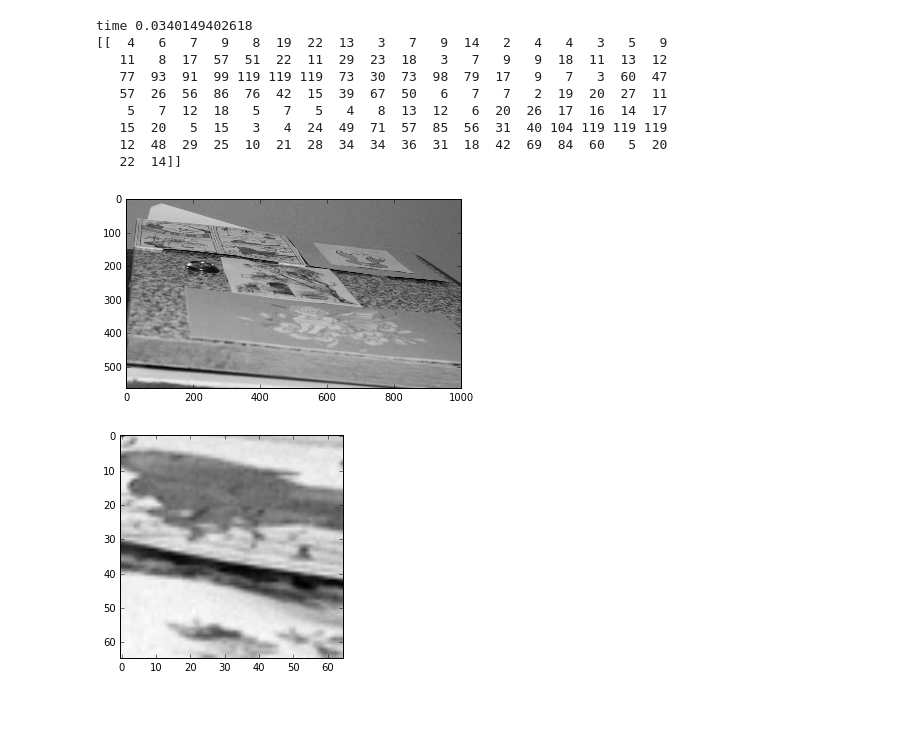
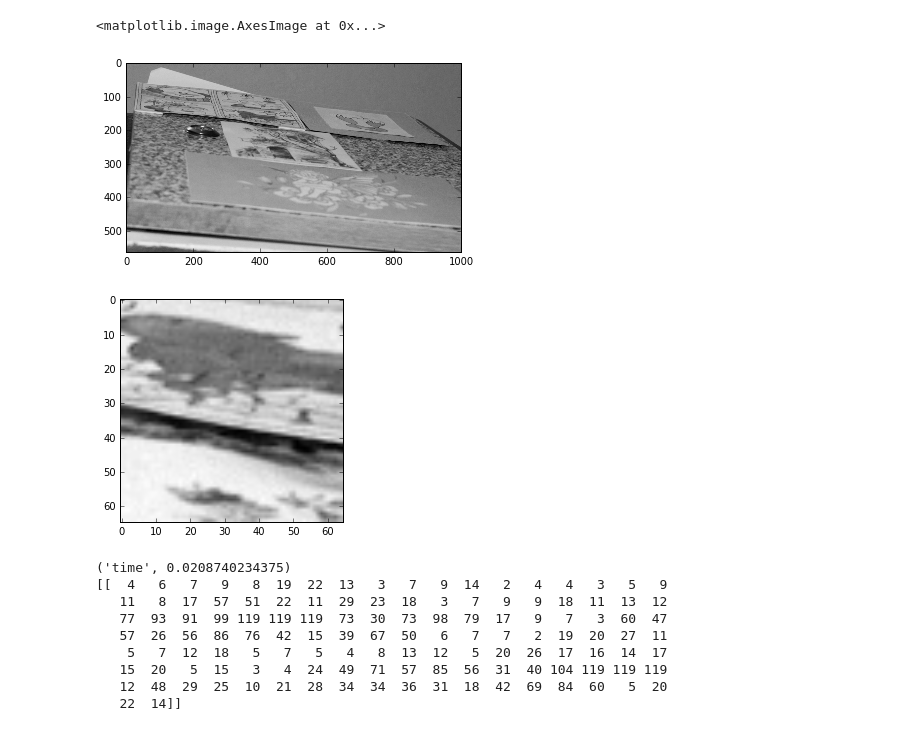
Before and after one commit to ducha-aiki/pytorch-sift, a Jupyter notebook: example.ipynb, the cells around one changed output. Drawn from its saved outputs; the diff is of its cells as text; code cells hidden in the pictures.

Commit message:
cv2 -> PIL in example, cleanup from Variable, added rootsift mode

```diff
--- a/example.ipynb
+++ b/example.ipynb
@@ -1,57 +1,48 @@
+# %%
+%matplotlib inline
+import matplotlib.pyplot as plt
+import torch
+import time
+import numpy as np
+import os
+from PIL import Image
+
+patch_size = 65
+image = np.array(Image.open('img/fox.png').convert('L'))
+plt.figure()
+plt.imshow(image, cmap="gray")
+
+h,w = image.shape
+patch = image[h/4: h/4 + patch_size,w/3 : w/3 + patch_size]
+plt.figure()
+plt.imshow(patch, cmap="gray")
+# %% [output]
+<matplotlib.image.AxesImage at 0x...>
+[figure, added]
+[figure, added]
 # %%
-%matplotlib inline
-import os
 from pytorch_sift import SIFTNet
-import torch
-from torch.autograd import Variable
-import matplotlib.pyplot as plt
-import sys
-sys.path.insert(0, '/home/ubuntu/dev/opencv-3.1/build/lib')
-import cv2
-import time
-import numpy as np
 
+SIFT = SIFTNet(patch_size = patch_size)
+SIFT.eval()
 
-patch_size = 65
-ON_GPU = False
-SIFT = SIFTNet(patch_size = patch_size, do_cuda = ON_GPU)
-SIFT.eval()
-if ON_GPU:
-    SIFT.cuda()
-
-image = cv2.imread('img/fox.png',0)
-plt.figure()
-plt.imshow(image, cmap="gray")
-
-h,w = image.shape
-patch = image[h/4: h/4 + patch_size,w/3 : w/3 + patch_size]
-plt.figure()
-plt.imshow(patch, cmap="gray")
-
-# It takes n_patches x 1 x patch_size x patch_size input
+# It takes n_patches x 1 x patch_size x patch_size input == standard pytorch batch format
 patches = np.ndarray((1, 1, patch_size, patch_size), dtype=np.float32)
 patches[0,0,:,:] = patch
-
-
 t = time.time()
-if ON_GPU:
-     Variable(torch.from_numpy(patches).cuda(), volatile=True)
-else:
-    torch_patches = Variable(torch.from_numpy(patches), volatile=True)
-
-res = SIFT(torch_patches)
-sift = np.round(512. * res.data.cpu().numpy()).astype(np.int32)
-print 'time', time.time() - t
-print sift
+with torch.no_grad():
+    torch_patches = torch.from_numpy(patches)
+    res = SIFT(torch_patches)
+    sift = np.round(512. * res.data.cpu().numpy()).astype(np.int32)
+print ('time', time.time() - t)
+print (sift)
 # %% [output]
-time 0.0340149402618
+('time', 0.0208740234375)
 [[  4   6   7   9   8  19  22  13   3   7   9  14   2   4   4   3   5   9
    11   8  17  57  51  22  11  29  23  18   3   7   9   9  18  11  13  12
    77  93  91  99 119 119 119  73  30  73  98  79  17   9   7   3  60  47
    57  26  56  86  76  42  15  39  67  50   6   7   7   2  19  20  27  11
-    5   7  12  18   5   7   5   4   8  13  12   6  20  26  17  16  14  17
+    5   7  12  18   5   7   5   4   8  13  12   5  20  26  17  16  14  17
    15  20   5  15   3   4  24  49  71  57  85  56  31  40 104 119 119 119
    12  48  29  25  10  21  28  34  34  36  31  18  42  69  84  60   5  20
    22  14]]
-[figure, removed]
-[figure, removed]
```
Also changed, not shown: parts of 1 cell of this notebook, 1 other file.
